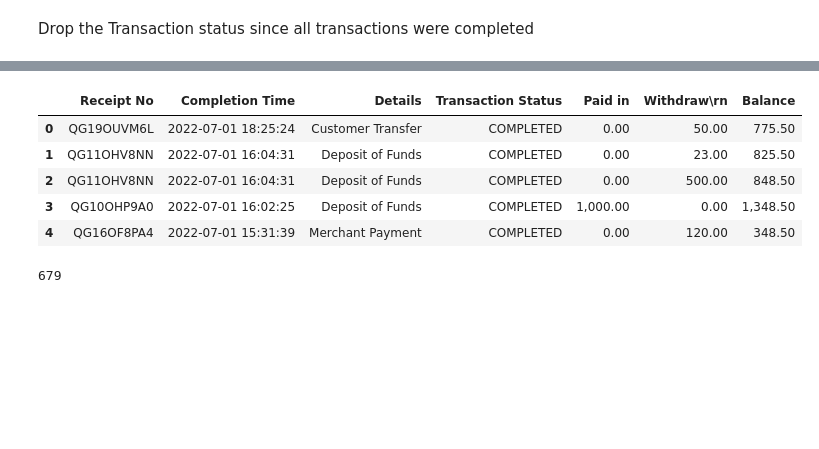
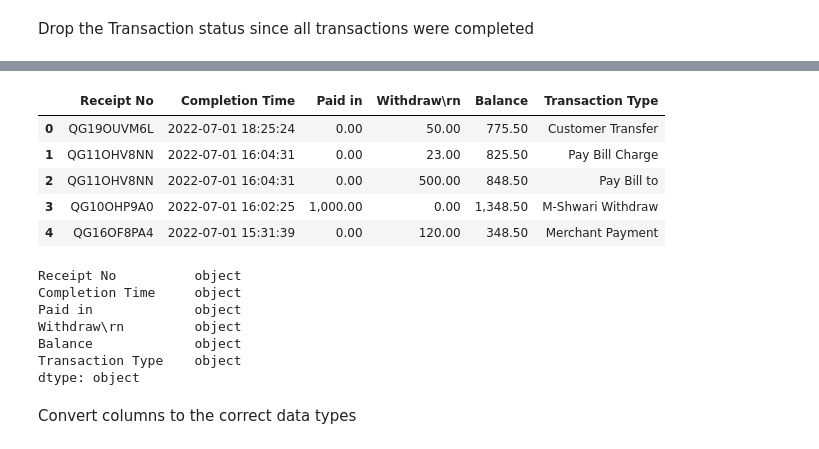
Before and after one commit to Stella-Mutacho/Mpesa-analysis, a Jupyter notebook: notebooks/Extract.ipynb, the cells around one changed output, grey strips where cells are left out. Drawn from its saved outputs; the diff is of its cells as text; code cells hidden in the pictures; blank space fills up the shorter version.

```diff
--- a/notebooks/Extract.ipynb
+++ b/notebooks/Extract.ipynb
@@ -113,11 +108,27 @@ def read_details(details):
             category = 'Funds received'
         elif 'Customer Withdrawal' in row:
             category = 'Customer Withdrawal'
-        elif 'Deposit of Funds':
+        elif 'Deposit of Funds' in row:
             category = 'Deposit of Funds'
+        elif 'Buy Bundles' in row:
+            category='Buy Bundles'
+        elif 'M-Shwari Withdraw' in row:
+            category= 'M-Shwari Withdraw'
+        elif 'M-Shwari Deposit' in row:
+            category= 'M-Shwari Deposit'
+        elif 'Pay Bill Charge' in row:
+            category= 'Pay Bill Charge'
+        elif 'Airtime Purchase' in row:
+            category= 'Airtime Purchase'
+        elif 'Pay Bill to' in row:
+            category= 'Pay Bill to'
+        elif 'Pay Utility Reversal' in row:
+            category = 'Pay Utility Reversal'
+        elif 'Customer Payment to Small Business' in row:
+            category= 'Payment to SME'
         else:
             category= row
         detsA.append(category)
     return detsA
 # %%
-details= read_details(details)
+dets= read_details(details)
@@ -125,0 +135,2 @@ Mpesa_data['Details']=details
+# %%
+Clean_data['Transaction Type']=dets
@@ -126,13 +151,11 @@ Mpesa_data['Details']=details
+# %%
+Data= cleaner.drop_columns(Clean_data,['Transaction Status','Details'])
 # %%
-Mpesa_data.head()
+Data.head()
 # %% [output]
-|  | Receipt No | Completion Time | Details | Transaction Status | Paid in | Withdraw\rn | Balance |
-| 0 | QG19OUVM6L | 2022-07-01 18:25:24 | Customer Transfer | COMPLETED | 0.00 | 50.00 | 775.50 |
-| 1 | QG11OHV8NN | 2022-07-01 16:04:31 | Deposit of Funds | COMPLETED | 0.00 | 23.00 | 825.50 |
-| 2 | QG11OHV8NN | 2022-07-01 16:04:31 | Deposit of Funds | COMPLETED | 0.00 | 500.00 | 848.50 |
-| 3 | QG10OHP9A0 | 2022-07-01 16:02:25 | Deposit of Funds | COMPLETED | 1,000.00 | 0.00 | 1,348.50 |
-| 4 | QG16OF8PA4 | 2022-07-01 15:31:39 | Merchant Payment | COMPLETED | 0.00 | 120.00 | 348.50 |
+|  | Receipt No | Completion Time | Paid in | Withdraw\rn | Balance | Transaction Type |
+| 0 | QG19OUVM6L | 2022-07-01 18:25:24 | 0.00 | 50.00 | 775.50 | Customer Transfer |
+| 1 | QG11OHV8NN | 2022-07-01 16:04:31 | 0.00 | 23.00 | 825.50 | Pay Bill Charge |
+| 2 | QG11OHV8NN | 2022-07-01 16:04:31 | 0.00 | 500.00 | 848.50 | Pay Bill to |
+| 3 | QG10OHP9A0 | 2022-07-01 16:02:25 | 1,000.00 | 0.00 | 1,348.50 | M-Shwari Withdraw |
+| 4 | QG16OF8PA4 | 2022-07-01 15:31:39 | 0.00 | 120.00 | 348.50 | Merchant Payment |
-# %%
-Mpesa_data['Details'].value_counts().sum()
-# %% [output]
-679
@@ -140,0 +162,12 @@ Data= cleaner.drop_columns(Clean_data,'Transaction Status')
+# %%
+Data.dtypes
+# %% [output]
+Receipt No          object
+Completion Time     object
+Paid in             object
+Withdraw\rn         object
+Balance             object
+Transaction Type    object
+dtype: object
+# %% [markdown]
+Convert columns to the correct data types
```
Also changed, not shown: parts of 24 cells of this notebook.
